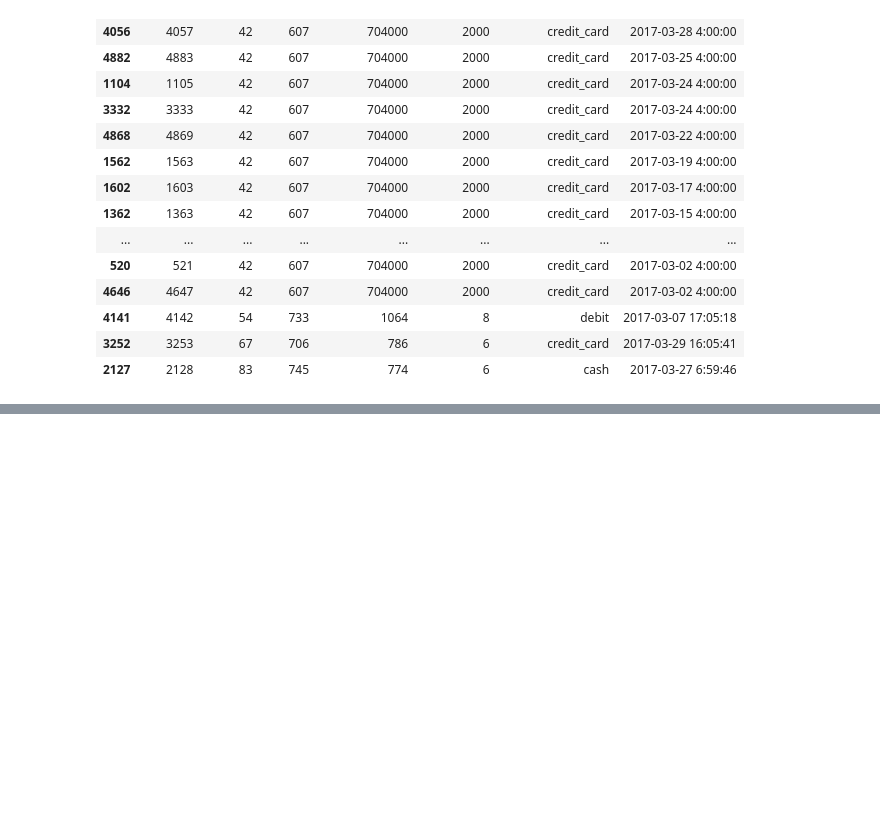
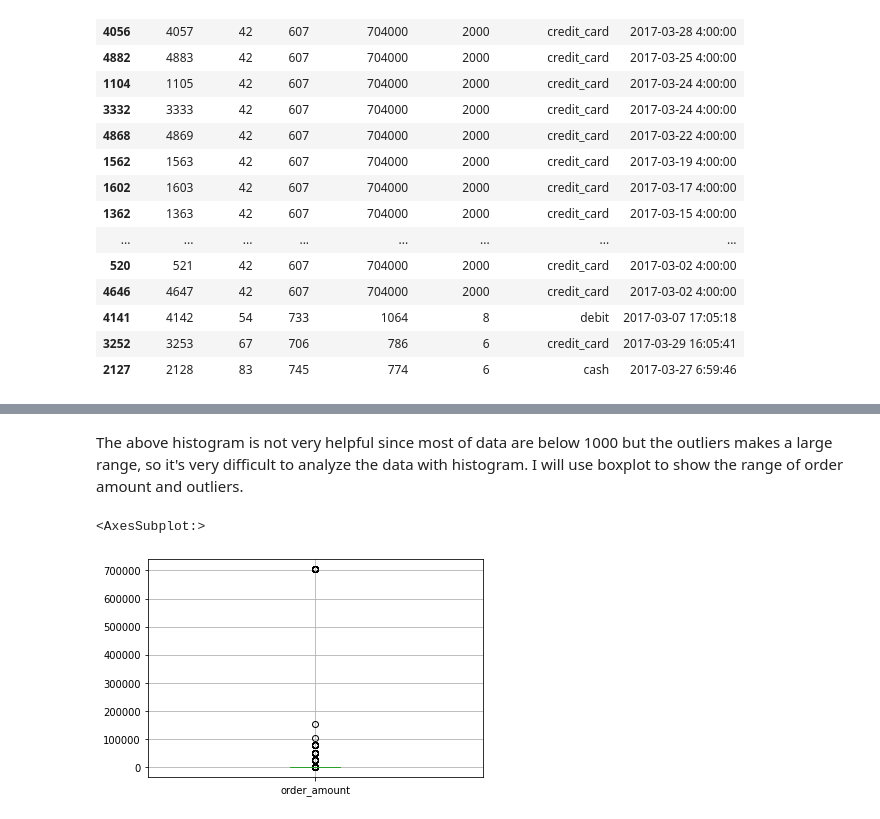
Before and after one commit to 42694647426/Data-Science-Challenge, a Jupyter notebook: challenge.ipynb, the cells around one changed output, grey strips where cells are left out. Drawn from its saved outputs; the diff is of its cells as text; code cells hidden in the pictures; blank space fills up the shorter version.

```diff
--- a/challenge.ipynb
+++ b/challenge.ipynb
@@ -58,0 +66,7 @@ In the given context, each shop is selling only one model of sneakers. The user
+# %% [markdown]
+The above histogram is not very helpful since most of data are below 1000 but the outliers makes a large range, so it's very difficult to analyze the data with histogram. I will use boxplot to show the range of order amount and outliers.
+# %%
+df.boxplot(column="order_amount")
+# %% [output]
+<AxesSubplot:>
+[figure, added]
```
Also changed, not shown: parts of 11 cells of this notebook.
